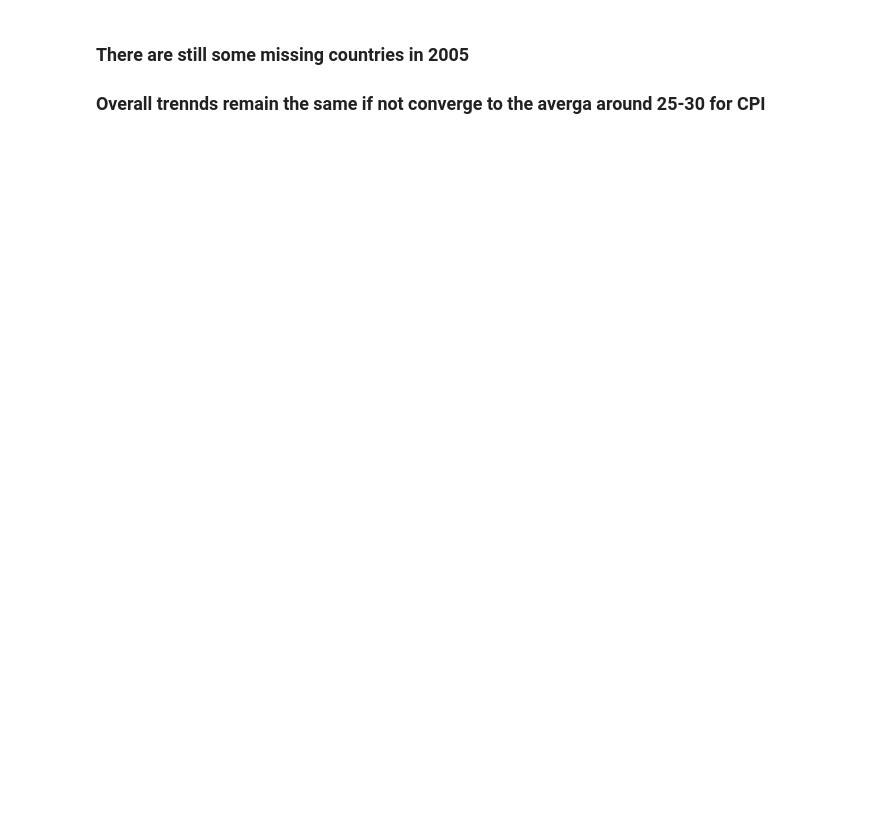
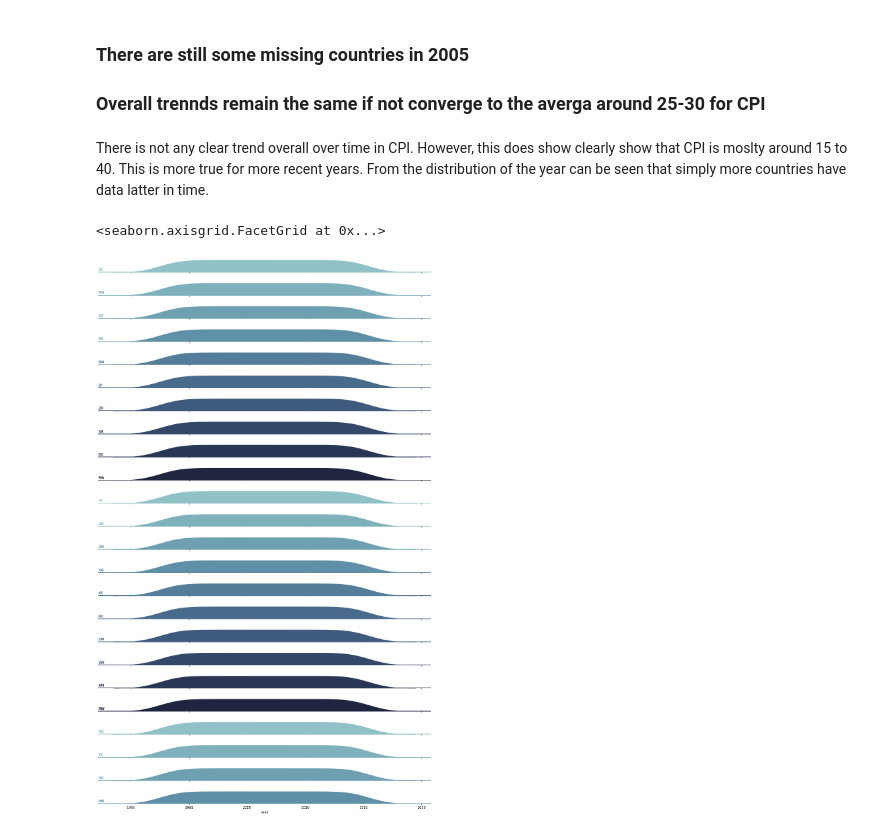
Before and after one commit to data301-2021-winter1/group35-project, a Jupyter notebook: notebooks/analysis1.ipynb, the cells around one changed output. Drawn from its saved outputs; the diff is of its cells as text; code cells hidden in the pictures; blank space fills up the shorter version.

```diff
--- a/notebooks/analysis1.ipynb
+++ b/notebooks/analysis1.ipynb
@@ -129,3 +137,30 @@ cpi_year(2005)
 # %% [markdown]
 ### There are still some missing countries in 2005
 ### Overall trennds remain the same if not converge to the averga around 25-30 for CPI
+# %% [markdown]
+There is not any clear trend overall over time in CPI. However, this does show clearly show that CPI is moslty around 15 to 40. This is more true for more recent years. From the distribution of the year can be seen that simply more countries have data latter in time.
+# %%
+pal = sns.cubehelix_palette(10, rot=-.25, light=.7)
+g = sns.FacetGrid(data = CID.loc[CID['variable'] == "CPI"], row="country", hue="country", aspect=15, height=1, palette=pal)
+
+g.map(sns.kdeplot, "year",
+      bw_adjust=.5, clip_on=False,
+      fill=True, alpha=1, linewidth=1.5)
+g.map(sns.kdeplot, "year", clip_on=False, color="w", lw=2, bw_adjust=.5)
+g.refline(y=0, linewidth=2, linestyle="-", color=None, clip_on=False)
+
+def label(x, color, label):
+    ax = plt.gca()
+    ax.text(0, .2, label, fontweight="bold", color=color,
+            ha="left", va="center", transform=ax.transAxes)
+
+g.map(label, "year")
+
+#g.figure.subplots_adjust(hspace=-.25)
+
+g.set_titles("")
+g.set(yticks=[], ylabel="")
+g.despine(bottom=True, left=True)
+# %% [output]
+<seaborn.axisgrid.FacetGrid at 0x...>
+[figure, added]
```
Also changed, not shown: parts of 10 cells of this notebook, 2 other files.
